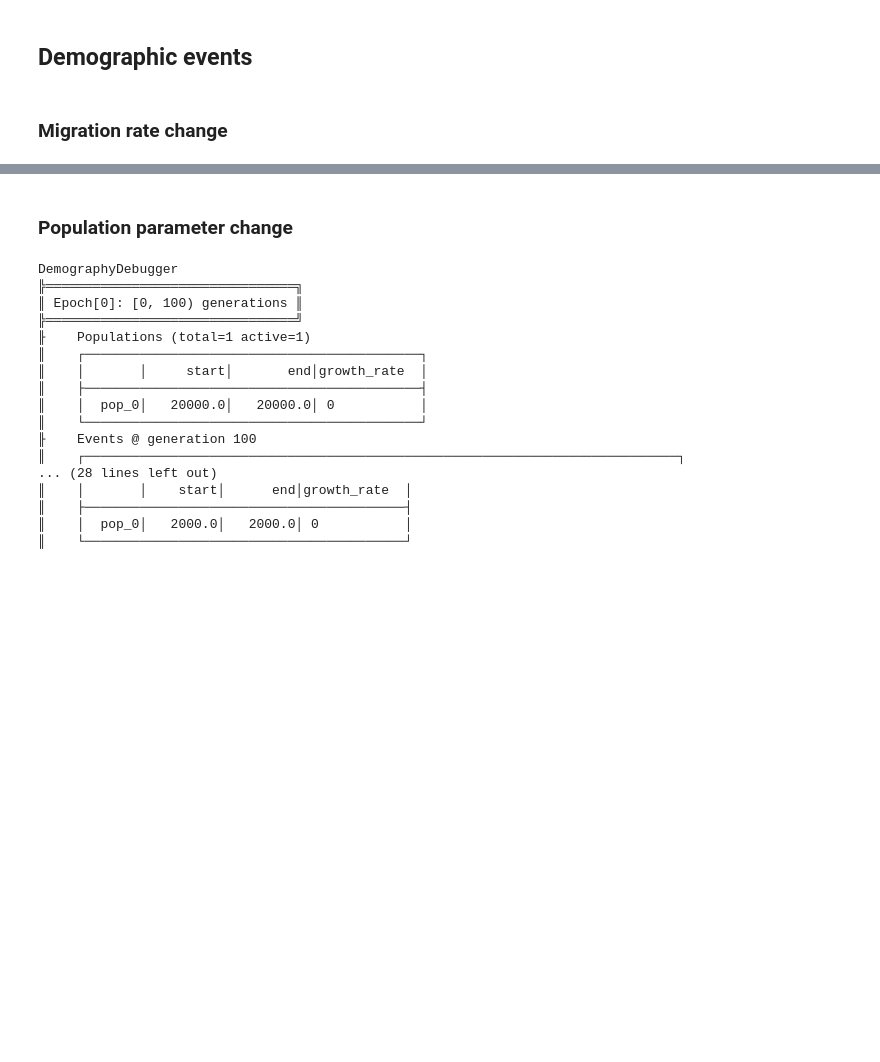
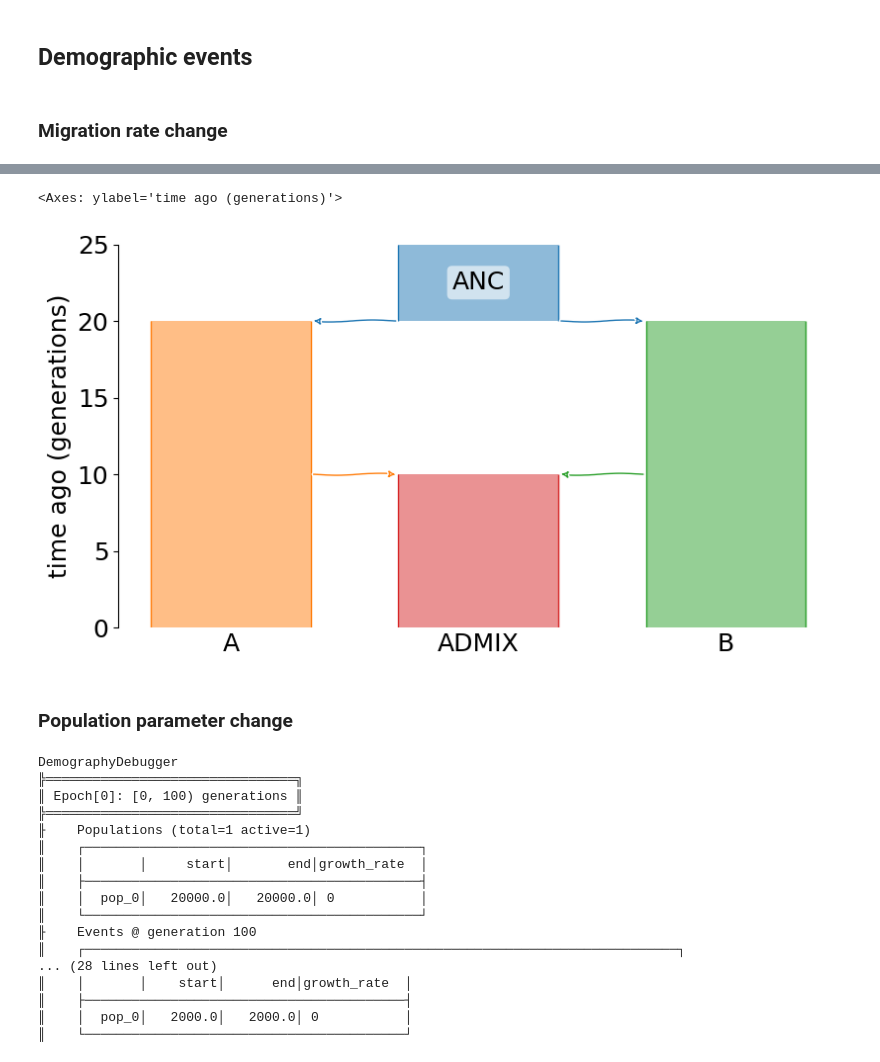
Before and after one commit to jeromekelleher/spg-chapter, a Jupyter notebook: jupyter/msprime-chapter-examples.ipynb, the cells around one changed output, grey strips where cells are left out. Saved outputs shown, nothing was run; the diff lists cells and outputs as text; code cells hidden in the pictures; blank space fills up the shorter version.

Commit message:
replaced mass migration with admixture and population split

```diff
--- a/jupyter/msprime-chapter-examples.ipynb
+++ b/jupyter/msprime-chapter-examples.ipynb
@@ -274,3 +288,16 @@ SVG(tree.draw(node_colours=node_colours, node_labels=node_labels))
+# %%
+import demes
+import demesdraw
+import matplotlib
+
+font = {'size'   : 18}
+matplotlib.rc('font', **font)
+
+graph = demes.load("admixture.yaml")
+demesdraw.tubes(graph)
+# %% [output]
+<Axes: ylabel='time ago (generations)'>
+[figure, added]
 # %% [markdown]
 ### Population parameter change
 # %%
```
Also changed, not shown: parts of 20 cells of this notebook, 4 other files.
